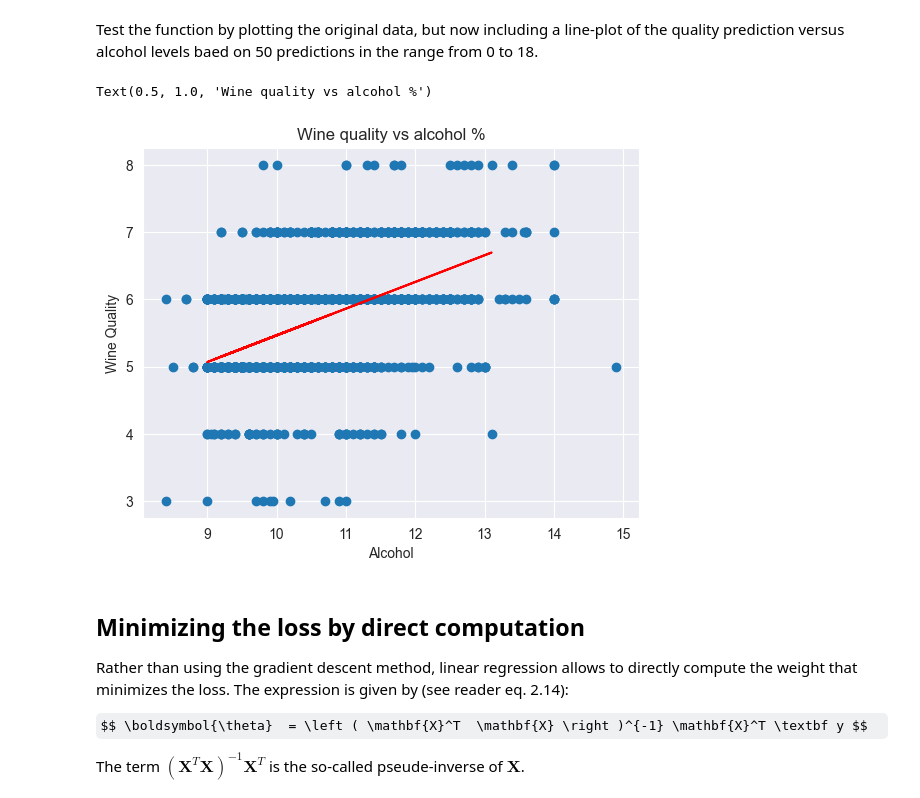
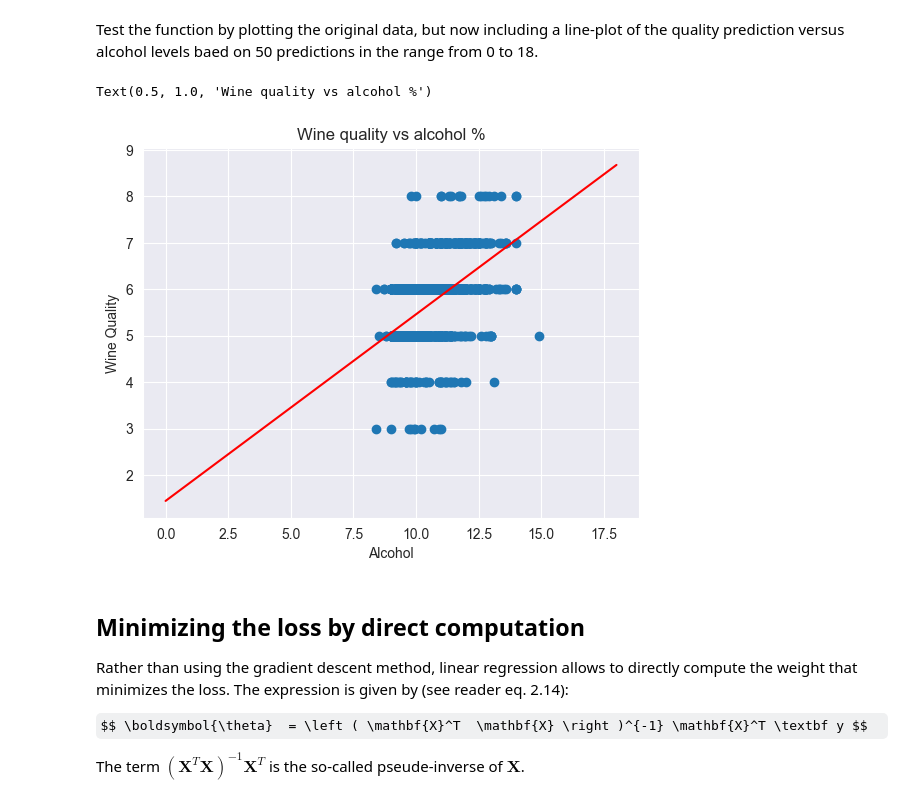
Before and after one commit to BenVigos/Machine-Learning, a Jupyter notebook: Assignment 1/linear_regression_2025_student.ipynb, the cells around one changed output. Drawn from its saved outputs; the diff is of its cells as text; code cells hidden in the pictures; some formulas as TeX source.

```diff
--- a/Assignment 1/linear_regression_2025_student.ipynb
+++ b/Assignment 1/linear_regression_2025_student.ipynb
@@ -348,20 +348,20 @@ Test the function by plotting the original data, but now including a line-plot o
 # %%
 # create a feature matrix X
 NUM_SAMPLES = 50
 bias = np.ones(NUM_SAMPLES)
 features = np.linspace(0, 18, num=NUM_SAMPLES)
-X_pred = X[1:NUM_SAMPLES]
+X_pred = np.column_stack((np.ones(len(features)), features))
 # predict the corresponding labels
 y_pred = predict(X_pred, theta)
 # plot the original data as a scatter plot and the fitted model by a red line
 plt.scatter(xdata, ydata)
 plt.plot(X_pred[:, 1], y_pred, "r")
 plt.ylabel('Wine Quality')
 plt.xlabel('Alcohol')
 plt.title('Wine quality vs alcohol %')
 # %% [output]
 Text(0.5, 1.0, 'Wine quality vs alcohol %')
-[figure, old version]
+[figure, new version]
 # %% [markdown]
 ## Minimizing the loss by direct computation
 Rather than using the gradient descent method, linear regression allows to directly compute the weight that minimizes the loss. The expression is given by (see reader eq. 2.14):
```
Also changed, not shown: parts of 12 cells of this notebook.
